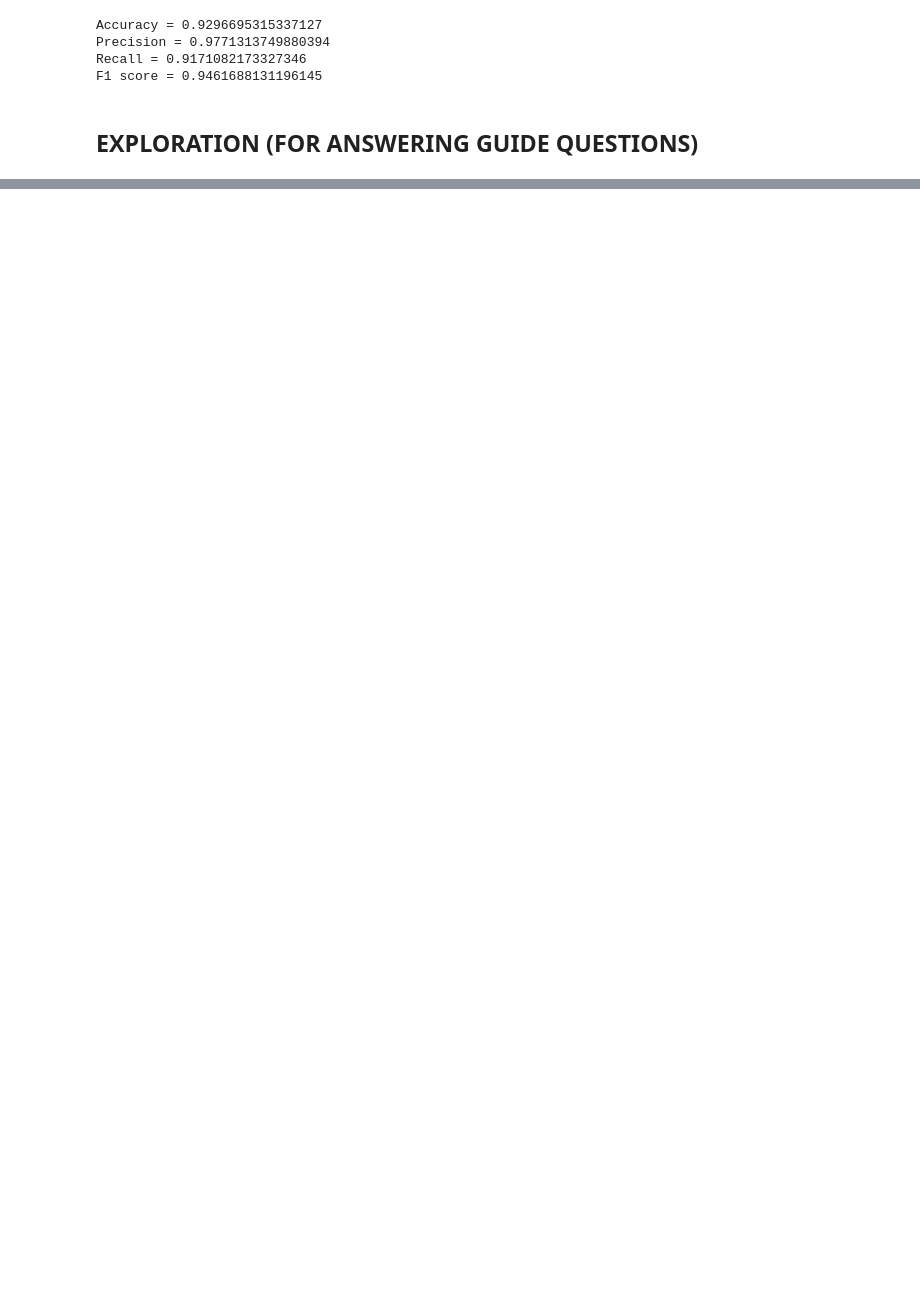
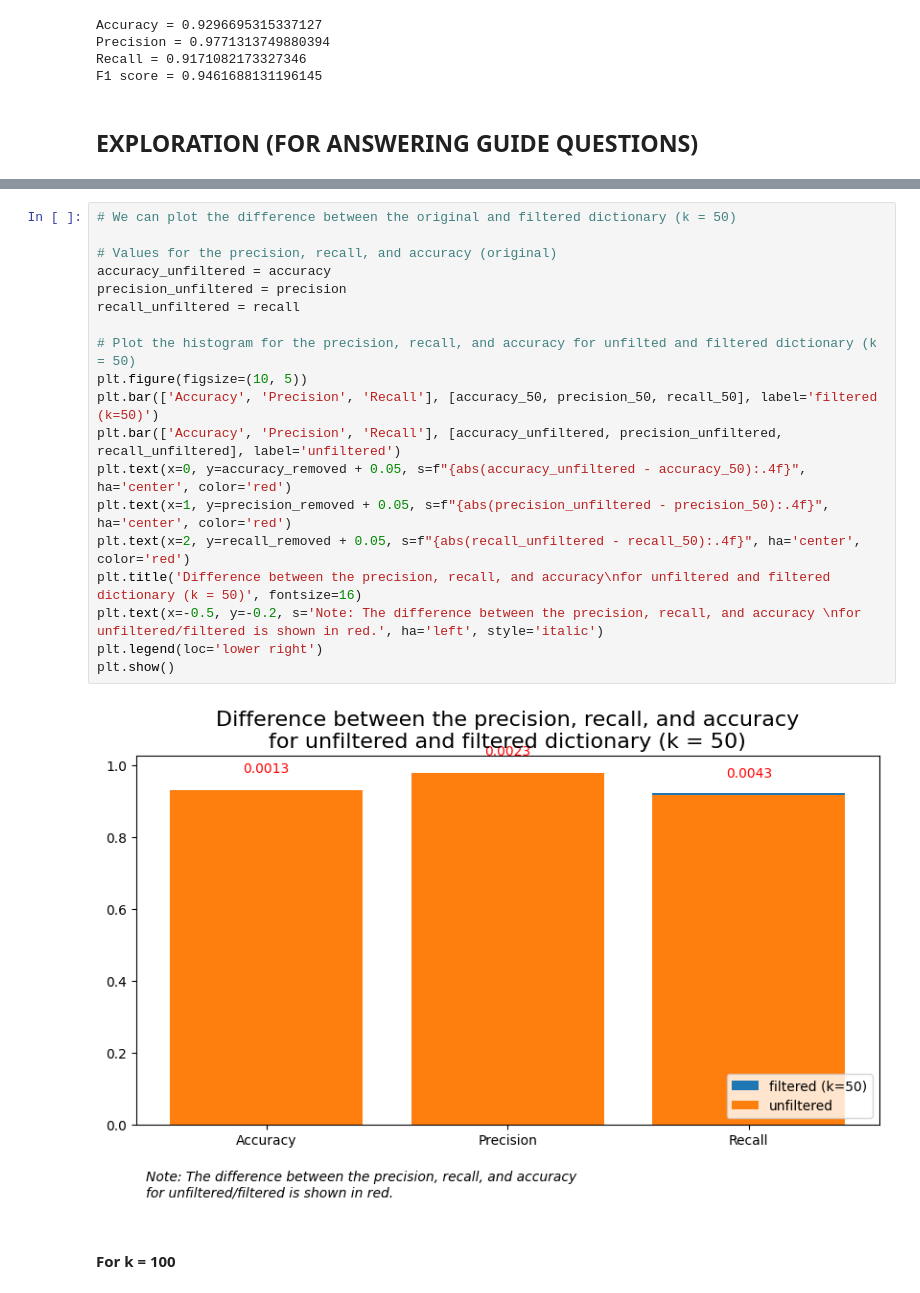
Before and after one commit to GravitonXD/OLARTE_ML, a Jupyter notebook: HW6/hw6-olarte.ipynb, the cells around one changed output, grey strips where cells are left out. Drawn from its saved outputs; the diff is of its cells as text; blank space fills up the shorter version.

```diff
--- a/HW6/hw6-olarte.ipynb
+++ b/HW6/hw6-olarte.ipynb
@@ -359,0 +560,23 @@ F1 score = 0.9461688131196145
+# %%
+# We can plot the difference between the original and filtered dictionary (k = 50)
+
+# Values for the precision, recall, and accuracy (original)
+accuracy_unfiltered = accuracy
+precision_unfiltered = precision
+recall_unfiltered = recall
+
+# Plot the histogram for the precision, recall, and accuracy for unfilted and filtered dictionary (k = 50)
+plt.figure(figsize=(10, 5))
+plt.bar(['Accuracy', 'Precision', 'Recall'], [accuracy_50, precision_50, recall_50], label='filtered (k=50)')
+plt.bar(['Accuracy', 'Precision', 'Recall'], [accuracy_unfiltered, precision_unfiltered, recall_unfiltered], label='unfiltered')
+plt.text(x=0, y=accuracy_removed + 0.05, s=f"{abs(accuracy_unfiltered - accuracy_50):.4f}", ha='center', color='red')
+plt.text(x=1, y=precision_removed + 0.05, s=f"{abs(precision_unfiltered - precision_50):.4f}", ha='center', color='red')
+plt.text(x=2, y=recall_removed + 0.05, s=f"{abs(recall_unfiltered - recall_50):.4f}", ha='center', color='red')
+plt.title('Difference between the precision, recall, and accuracy\nfor unfiltered and filtered dictionary (k = 50)', fontsize=16)
+plt.text(x=-0.5, y=-0.2, s='Note: The difference between the precision, recall, and accuracy \nfor unfiltered/filtered is shown in red.', ha='left', style='italic')
+plt.legend(loc='lower right')
+plt.show()
+# %% [output]
+[figure, added]
+# %% [markdown]
+#### For k = 100
```
Also changed, not shown: parts of 45 cells of this notebook.
